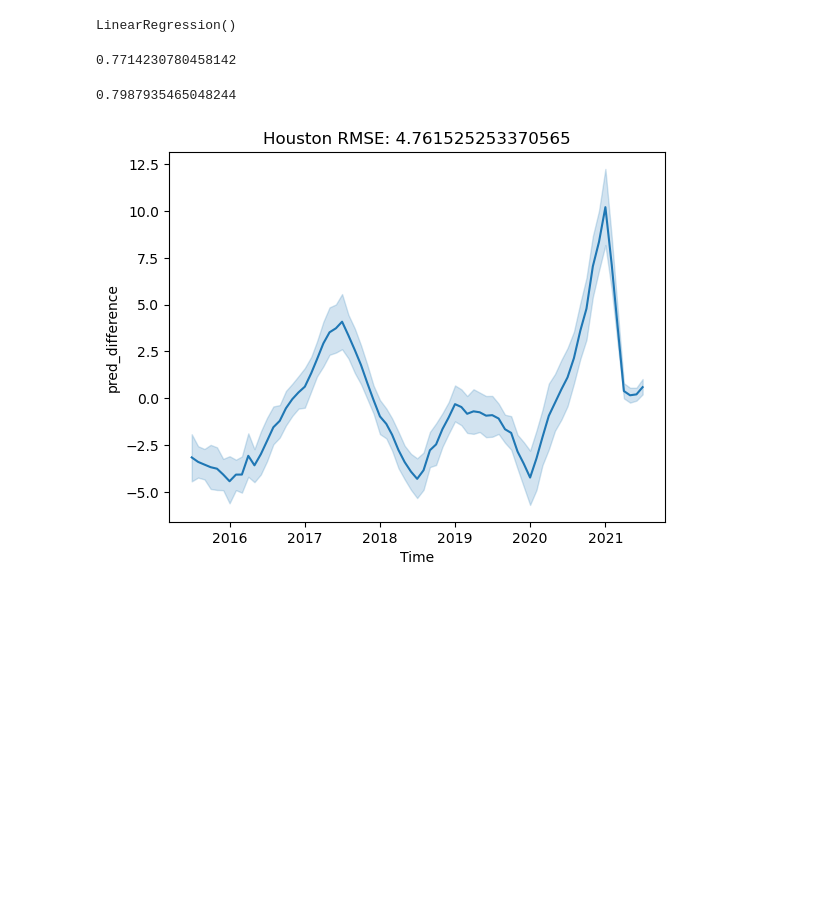
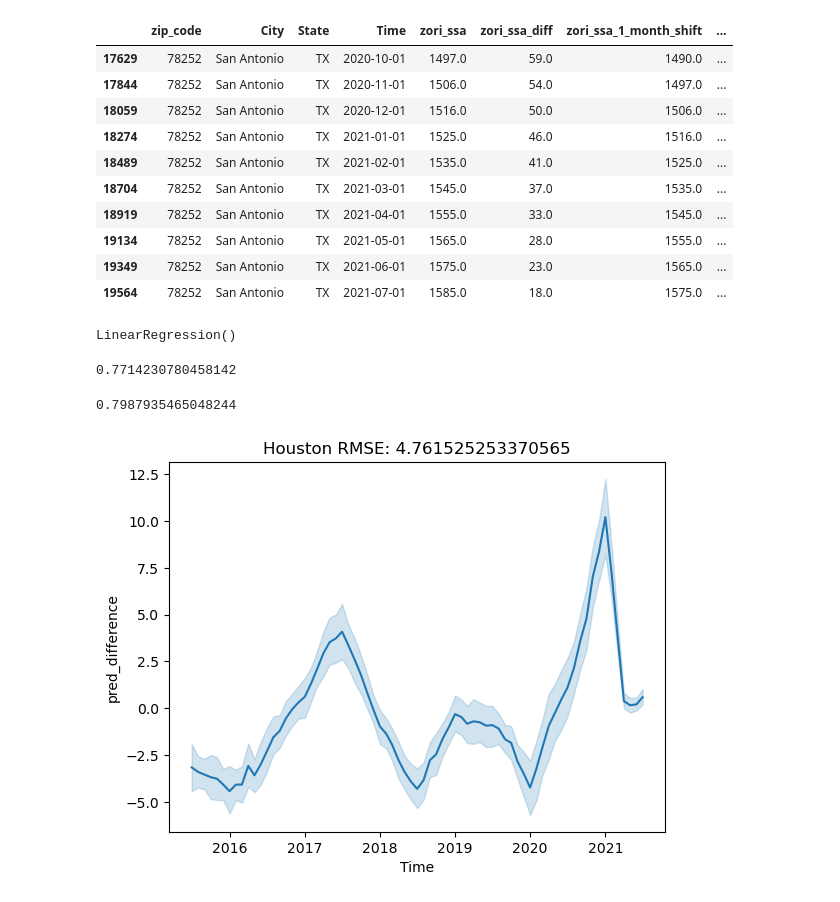
Before and after one commit to HaydenWarren/zri-forecast, a Jupyter notebook: hayden/base_model.ipynb, the cells around one changed output. Saved outputs shown, nothing was run; the diff lists cells and outputs as text; code cells hidden in the pictures; blank space fills up the shorter version.

```diff
--- a/hayden/base_model.ipynb
+++ b/hayden/base_model.ipynb
@@ -59,3 +36,17 @@ Index(['zip_code', 'Time', 'zori_ssa', 'City', 'zori_ssa_shift_one_month',
+# %%
+test_lag_zri[test_lag_zri['zip_code']==78252].tail(10)
+# %% [output]
+|  | zip_code | City | State | Time | zori_ssa | zori_ssa_diff | zori_ssa_1_month_shift | ... |
+| 17629 | 78252 | San Antonio | TX | 2020-10-01 | 1497.0 | 59.0 | 1490.0 | ... |
+| 17844 | 78252 | San Antonio | TX | 2020-11-01 | 1506.0 | 54.0 | 1497.0 | ... |
+| 18059 | 78252 | San Antonio | TX | 2020-12-01 | 1516.0 | 50.0 | 1506.0 | ... |
+| 18274 | 78252 | San Antonio | TX | 2021-01-01 | 1525.0 | 46.0 | 1516.0 | ... |
+| 18489 | 78252 | San Antonio | TX | 2021-02-01 | 1535.0 | 41.0 | 1525.0 | ... |
+| 18704 | 78252 | San Antonio | TX | 2021-03-01 | 1545.0 | 37.0 | 1535.0 | ... |
+| 18919 | 78252 | San Antonio | TX | 2021-04-01 | 1555.0 | 33.0 | 1545.0 | ... |
+| 19134 | 78252 | San Antonio | TX | 2021-05-01 | 1565.0 | 28.0 | 1555.0 | ... |
+| 19349 | 78252 | San Antonio | TX | 2021-06-01 | 1575.0 | 23.0 | 1565.0 | ... |
+| 19564 | 78252 | San Antonio | TX | 2021-07-01 | 1585.0 | 18.0 | 1575.0 | ... |
 # %%
 zri.loc[:,'delta_1'] = zri.loc[:,'zori_ssa'] - zri.loc[:,'zori_ssa_shift_one_month']
 # %%
```
Also changed, not shown: parts of 9 cells of this notebook, 1 other file.
